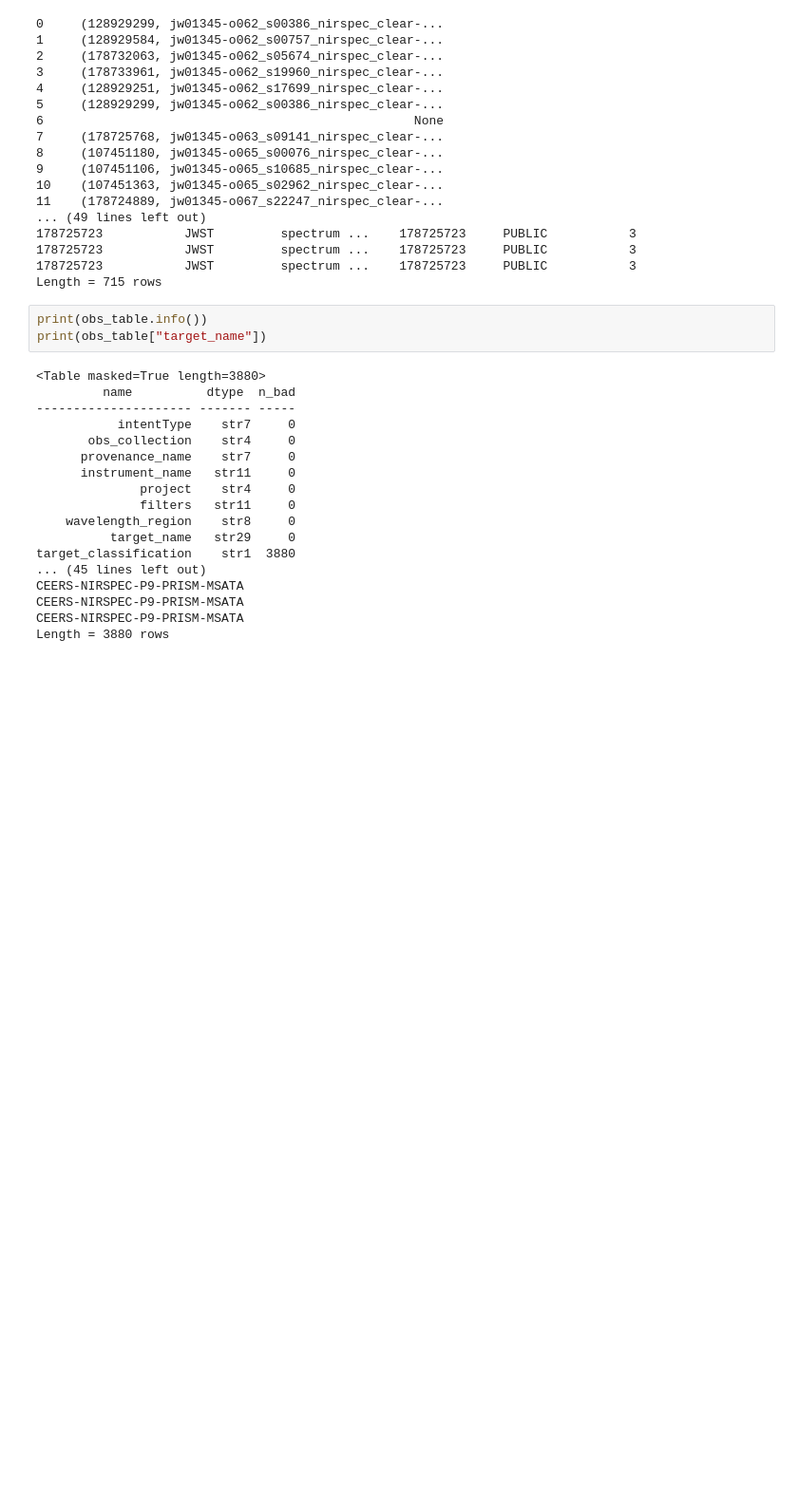
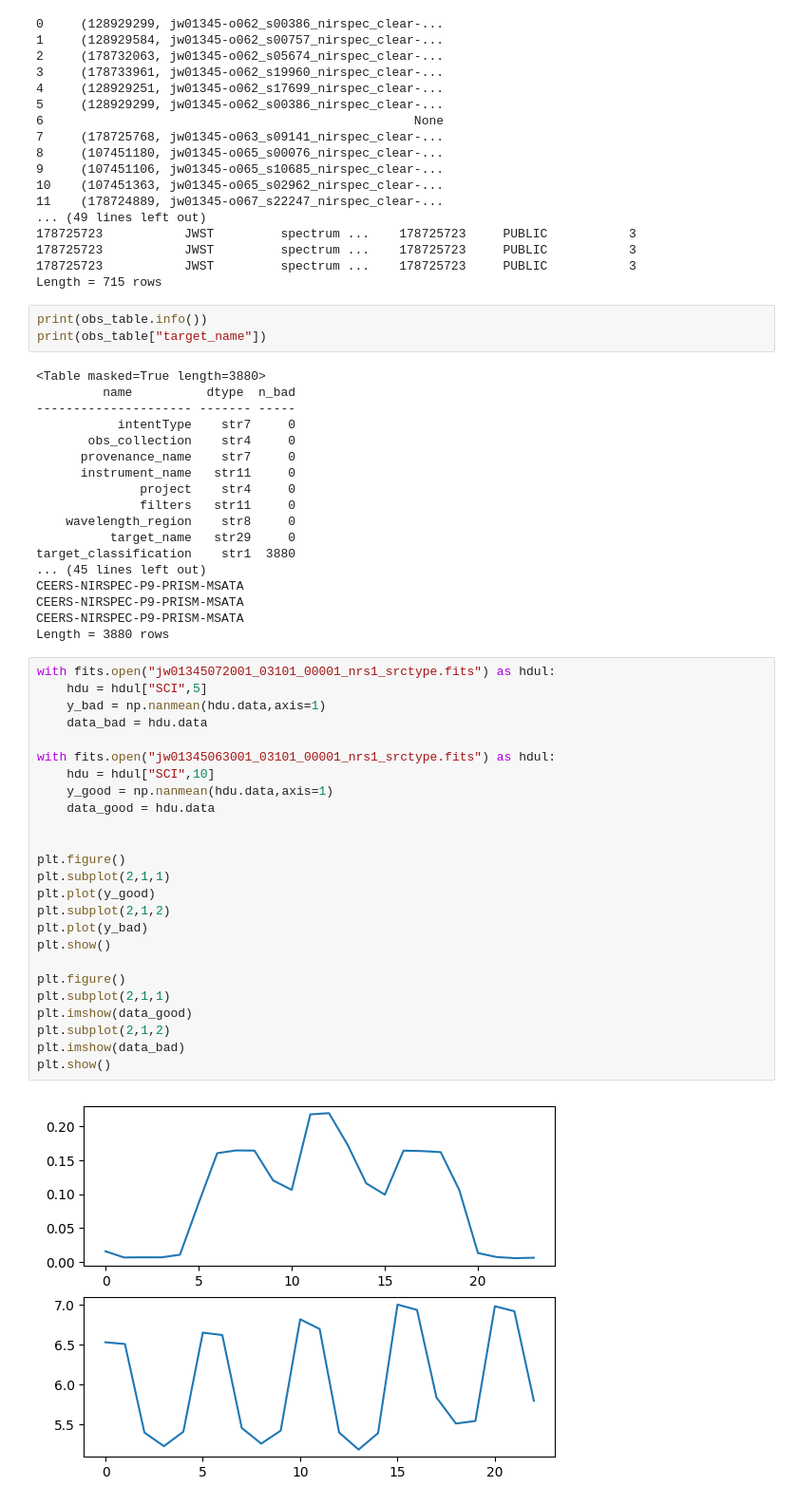
Before and after one commit to TimEpsilon/BetterNIRSpecBackground, a Jupyter notebook: Background_Testing.ipynb, the cells around one changed output. Shown at 95% size. Saved outputs shown, nothing was run; the diff lists cells and outputs as text; blank space fills up the shorter version.

```diff
--- a/Background_Testing.ipynb
+++ b/Background_Testing.ipynb
@@ -572,3 +572,30 @@ CEERS-NIRSPEC-P9-PRISM-MSATA
 CEERS-NIRSPEC-P9-PRISM-MSATA
 CEERS-NIRSPEC-P9-PRISM-MSATA
 Length = 3880 rows
+# %%
+with fits.open("jw01345072001_03101_00001_nrs1_srctype.fits") as hdul:
+    hdu = hdul["SCI",5]
+    y_bad = np.nanmean(hdu.data,axis=1)
+    data_bad = hdu.data
+
+with fits.open("jw01345063001_03101_00001_nrs1_srctype.fits") as hdul:
+    hdu = hdul["SCI",10]
+    y_good = np.nanmean(hdu.data,axis=1)
+    data_good = hdu.data
+
+
+plt.figure()
+plt.subplot(2,1,1)
+plt.plot(y_good)
+plt.subplot(2,1,2)
+plt.plot(y_bad)
+plt.show()
+
+plt.figure()
+plt.subplot(2,1,1)
+plt.imshow(data_good)
+plt.subplot(2,1,2)
+plt.imshow(data_bad)
+plt.show()
+# %% [output]
+[figure, added]
```
Also changed, not shown: parts of 1 cell of this notebook, 5 other files.
